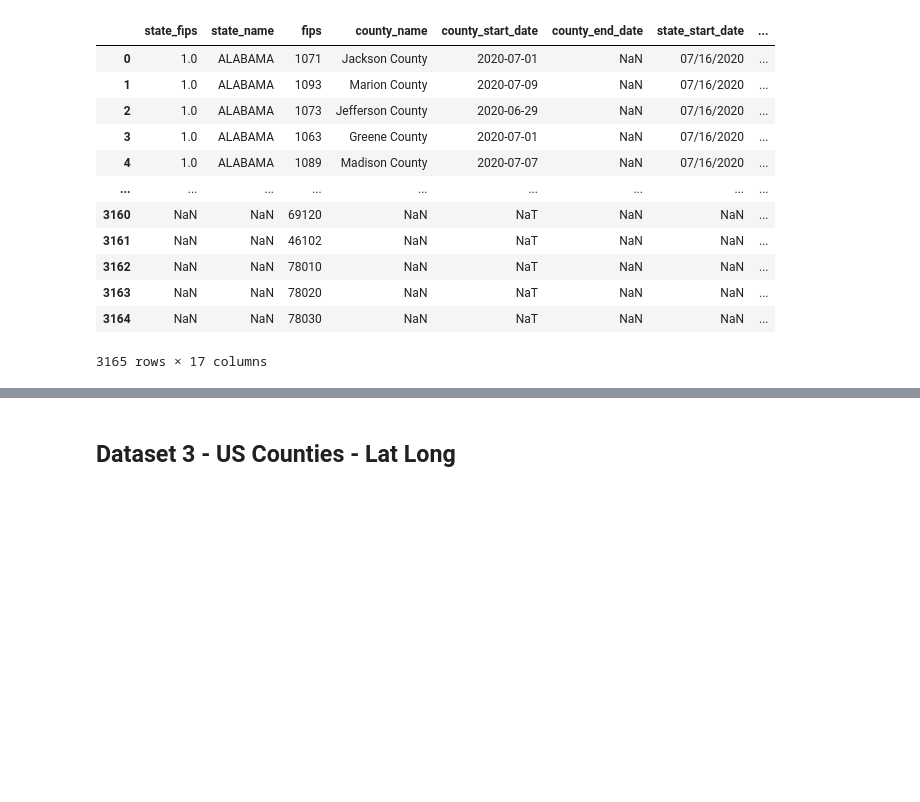
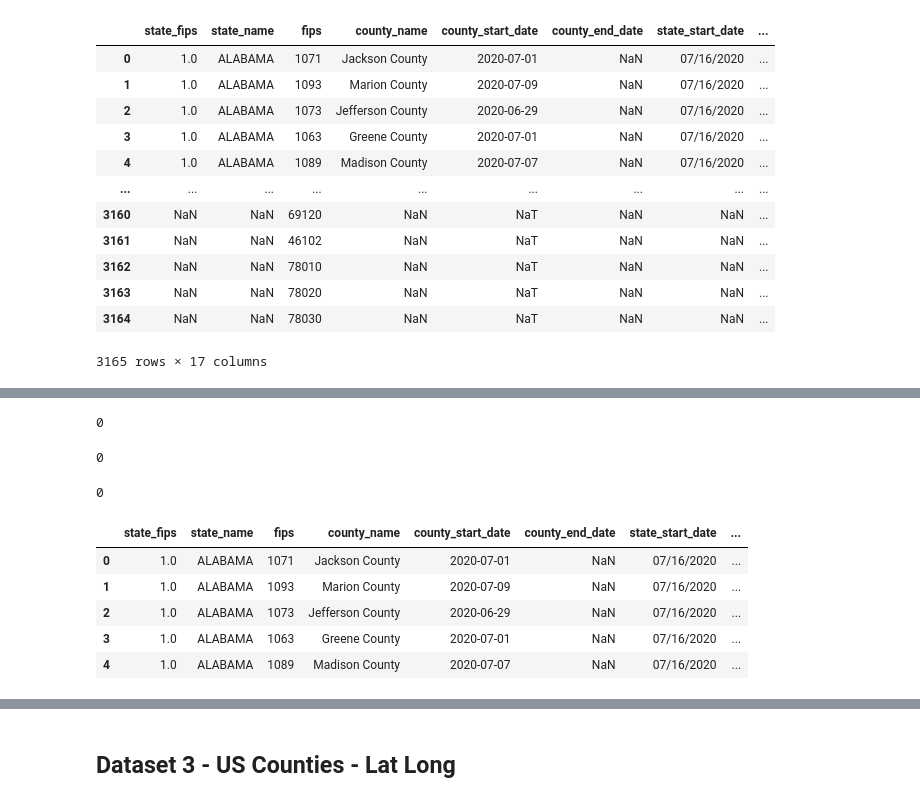
Before and after one commit to Jimmygjr10/Covid19_Mask_Mandate, a Jupyter notebook: county_mask_loc_merge.ipynb, the cells around one changed output, grey strips where cells are left out. Cells and saved outputs as stored; diff of their text form; code cells hidden in the pictures; blank space fills up the shorter version.

Commit message:
updated with latlng data

```diff
--- a/county_mask_loc_merge.ipynb
+++ b/county_mask_loc_merge.ipynb
@@ -326,0 +399,28 @@ full_merged_df
+# %%
+# count the number of NAs in cases column
+
+full_merged_df['cases'].isna().sum()
+# %% [output]
+0
+# %%
+# count the number of NAs in deaths column
+
+full_merged_df['deaths'].isna().sum()
+# %% [output]
+0
+# %%
+full_merged_df['mandate_duration_months'].isna().sum()
+# %% [output]
+0
+# %%
+# change the data type of mandate_duration_months column to int64
+
+full_merged_df = full_merged_df.astype({'mandate_duration_months': 'int64'})
+full_merged_df.head()
+# %% [output]
+|  | state_fips | state_name | fips | county_name | county_start_date | county_end_date | state_start_date | ... |
+| 0 | 1.0 | ALABAMA | 1071 | Jackson County | 2020-07-01 | NaN | 07/16/2020 | ... |
+| 1 | 1.0 | ALABAMA | 1093 | Marion County | 2020-07-09 | NaN | 07/16/2020 | ... |
+| 2 | 1.0 | ALABAMA | 1073 | Jefferson County | 2020-06-29 | NaN | 07/16/2020 | ... |
+| 3 | 1.0 | ALABAMA | 1063 | Greene County | 2020-07-01 | NaN | 07/16/2020 | ... |
+| 4 | 1.0 | ALABAMA | 1089 | Madison County | 2020-07-07 | NaN | 07/16/2020 | ... |
```
Also changed, not shown: parts of 26 cells of this notebook, 6 other files.
